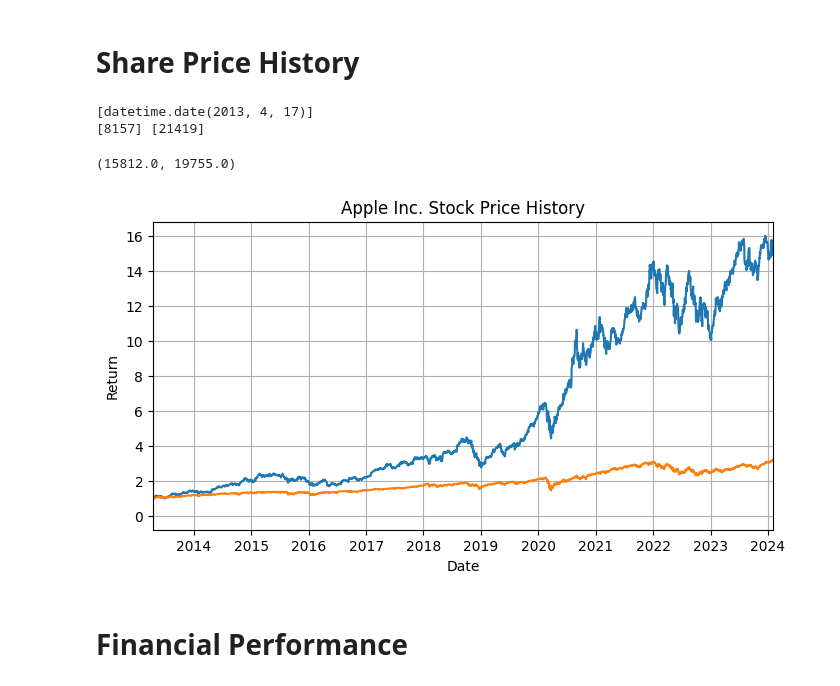
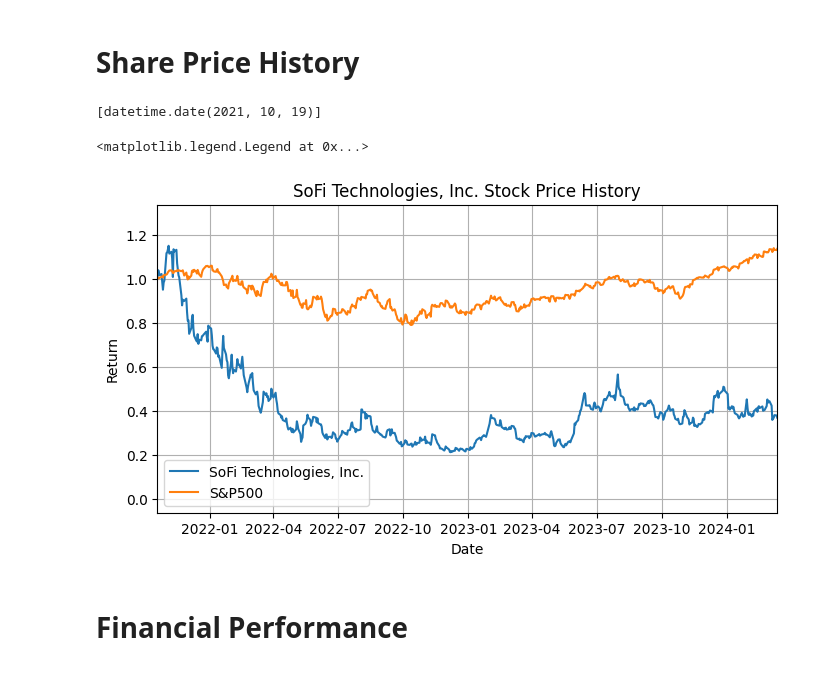
Before and after one commit to BrendanSkyLiang/brendans_bloomberg, a Jupyter notebook: notebooks/single_equity_overview.ipynb, the cells around one changed output. Drawn from its saved outputs; the diff is of its cells as text; code cells hidden in the pictures.

```diff
--- a/notebooks/single_equity_overview.ipynb
+++ b/notebooks/single_equity_overview.ipynb
@@ -14,29 +14,29 @@ from interface.company import Company
 from interface.indicator import Yahoo_Indicator
 from interface.forex import forex
 # %%
-company = Company("AAPl")
+company = Company("SOFI")
 # %% [markdown]
 # Share Price History
 # %%
-recency_bias = 0.25
+recency_bias = 0.75
 proportion = 1 - recency_bias
 start_date = company.price_history.dates[math.floor(len(company.price_history.dates) * proportion)]
 print(start_date)
 company_index = np.where(company.price_history.dates == start_date)[0]
 benchmark_index_index = np.where(Yahoo_Indicator("^GSPC").dates == start_date)[0]
 plt.figure(figsize=(8, 4))  # Customize the figure size if needed
-plt.plot(company.price_history.dates, company.price_history.close/float(company.price_history.close[company_index]))
-plt.plot(Yahoo_Indicator("^GSPC").dates, Yahoo_Indicator("^GSPC").close/float(Yahoo_Indicator("^GSPC").close[benchmark_index_index]))
+plt.plot(company.price_history.dates, company.price_history.close/float(company.price_history.close[company_index]), label = company.profile.name)
+plt.plot(Yahoo_Indicator("^GSPC").dates, Yahoo_Indicator("^GSPC").close/float(Yahoo_Indicator("^GSPC").close[benchmark_index_index]), label = "S&P500")
 plt.xlabel("Date")
 plt.ylabel("Return")
 plt.title(f"{company.profile.name} Stock Price History")
 plt.grid(True)
 plt.xlim(start_date[0], company.price_history.dates[-1][0])
+plt.legend()
 # %% [output]
-[datetime.date(2013, 4, 17)]
-[8157] [21419]
+[datetime.date(2021, 10, 19)]
-(15812.0, 19755.0)
+<matplotlib.legend.Legend at 0x...>
-[figure, old version]
+[figure, new version]
 # %% [markdown]
 # Financial Performance
 # %% [markdown]
```
Also changed, not shown: parts of 10 cells of this notebook, 3 other files.
